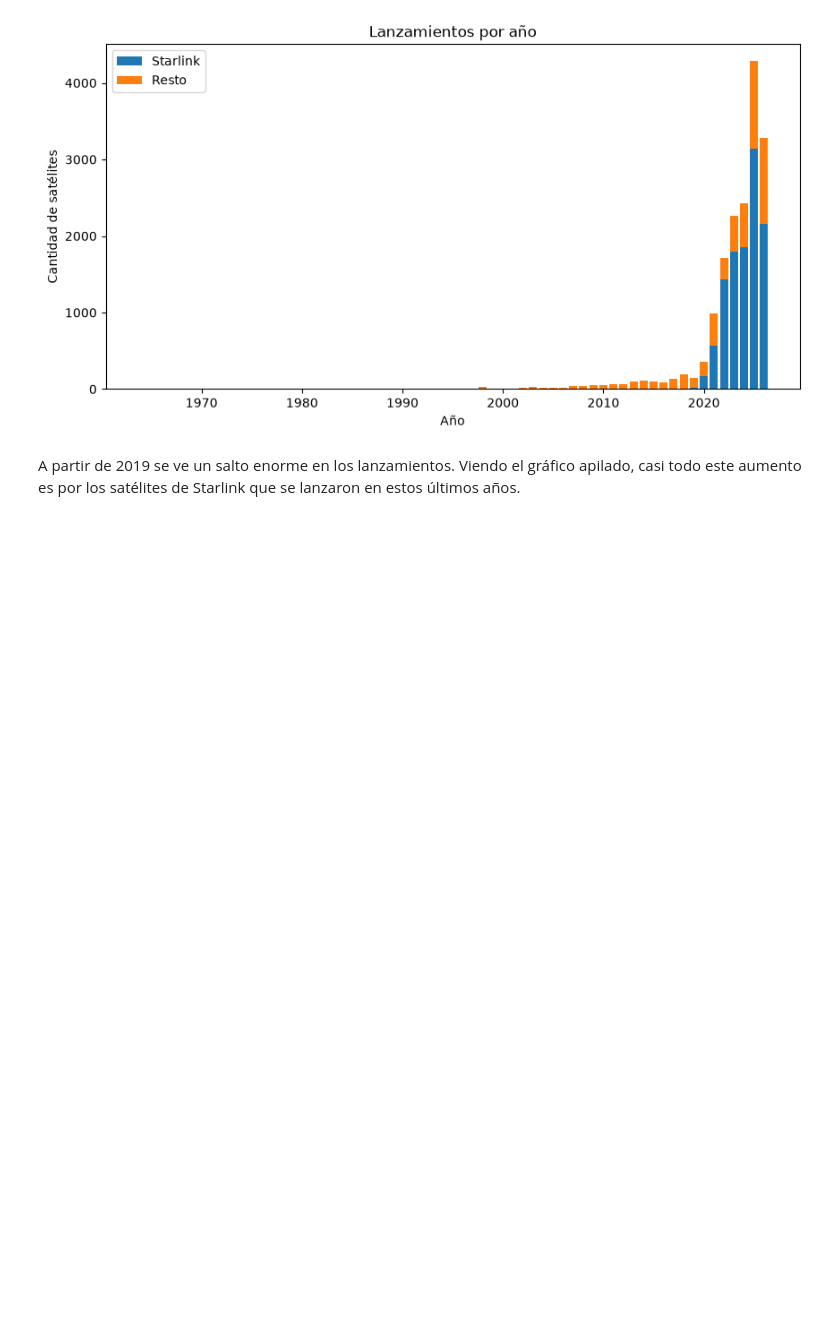
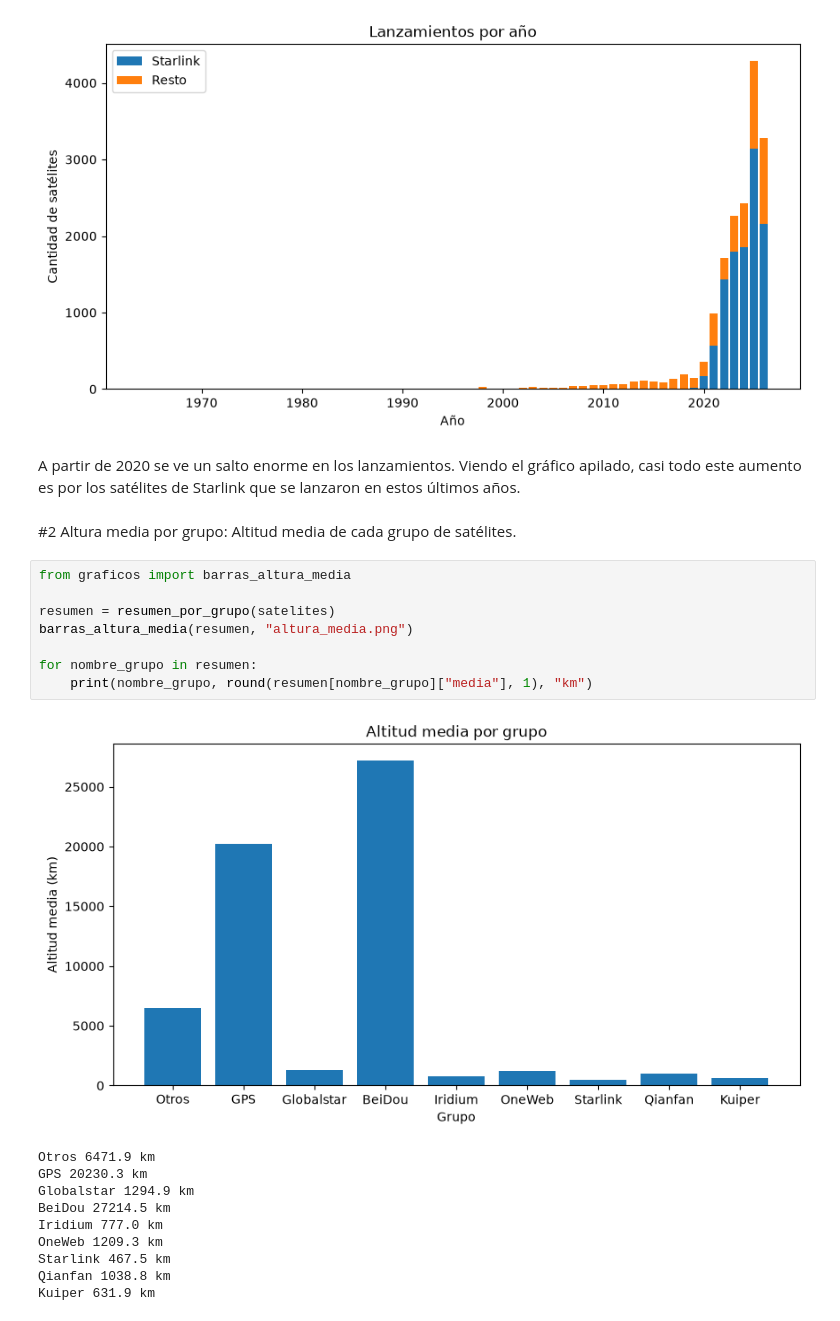
Before and after one commit to rubencea12-blip/Trabajo-Proyecto-Satelites, a Jupyter notebook: informe.ipynb, the cells around one changed output. Cells and saved outputs as stored; diff of their text form; blank space fills up the shorter version.

```diff
--- a/informe.ipynb
+++ b/informe.ipynb
@@ -173,5 +173,27 @@ barras_apiladas(lanzamientos_por_anio(solo_starlink),
 # %% [output]
 [figure]
 [figure]
-# %% [markdown]
-A partir de 2019 se ve un salto enorme en los lanzamientos. Viendo el gráfico apilado, casi todo este aumento es por los satélites de Starlink que se lanzaron en estos últimos años.
+# %% [markdown]
+A partir de 2020 se ve un salto enorme en los lanzamientos. Viendo el gráfico apilado, casi todo este aumento es por los satélites de Starlink que se lanzaron en estos últimos años.
+# %% [markdown]
+#2 Altura media por grupo:
+Altitud media de cada grupo de satélites.
+# %%
+from graficos import barras_altura_media
+
+resumen = resumen_por_grupo(satelites)
+barras_altura_media(resumen, "altura_media.png")
+
+for nombre_grupo in resumen:
+    print(nombre_grupo, round(resumen[nombre_grupo]["media"], 1), "km")
+# %% [output]
+[figure, added]
+Otros 6471.9 km
+GPS 20230.3 km
+Globalstar 1294.9 km
+BeiDou 27214.5 km
+Iridium 777.0 km
+OneWeb 1209.3 km
+Starlink 467.5 km
+Qianfan 1038.8 km
+Kuiper 631.9 km
```
Also changed, not shown: parts of 6 cells of this notebook.
